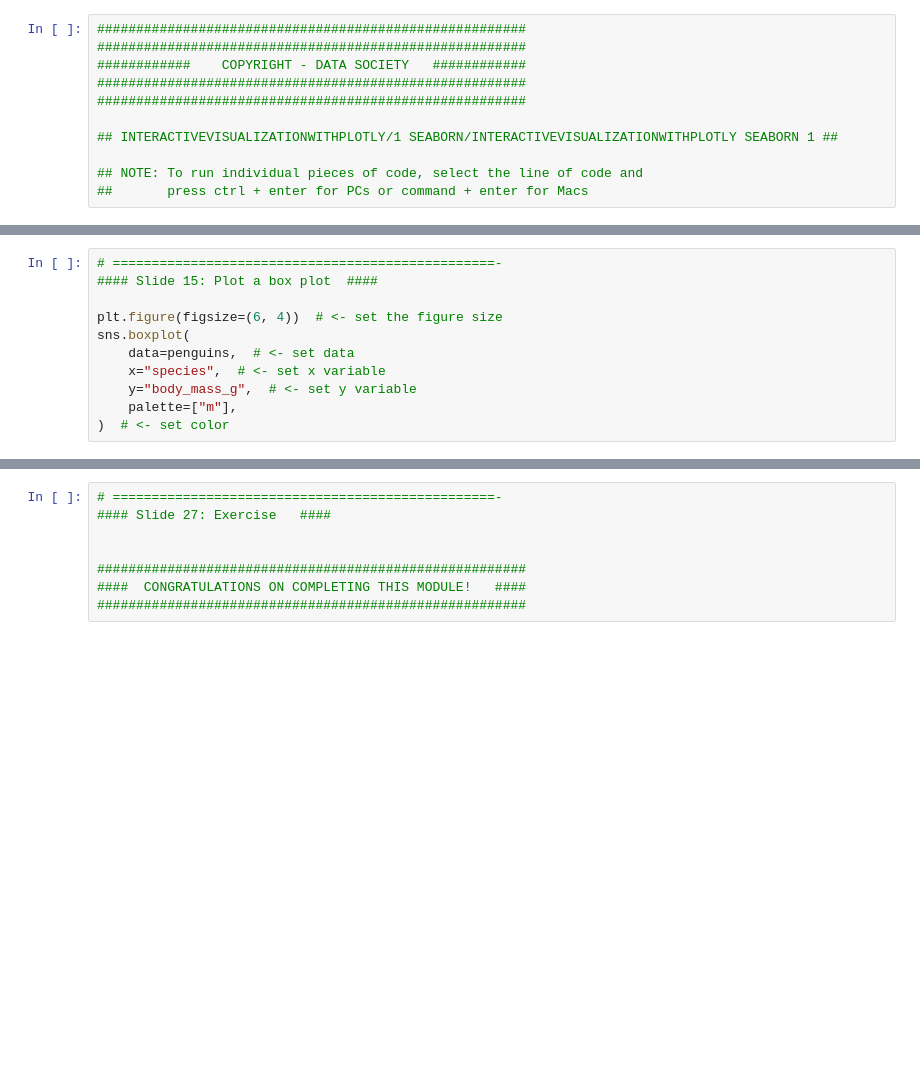
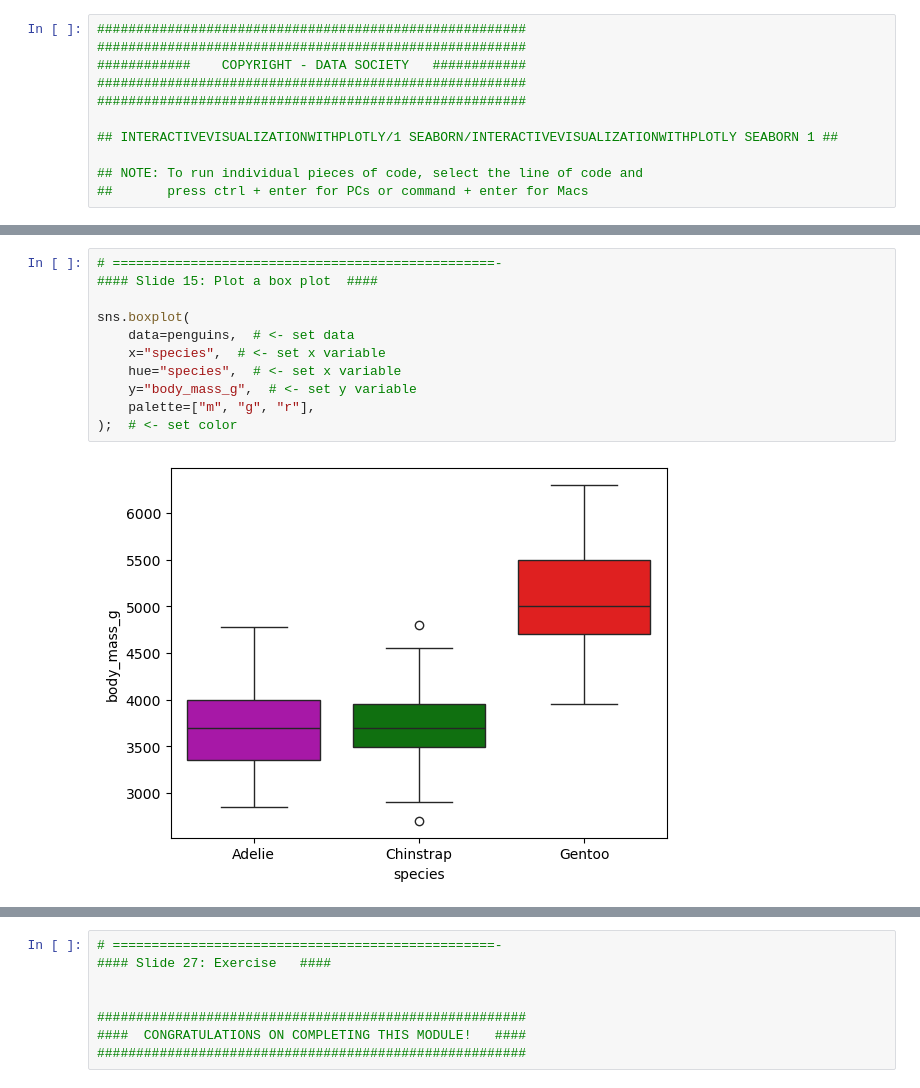
Before and after one commit to akodiro1/Data-Visualization-with-Python, a Jupyter notebook: 1-Seaborn-code.ipynb, the cells around one changed output, grey strips where cells are left out. Saved outputs shown, nothing was run; the diff lists cells and outputs as text; blank space fills up the shorter version.

```diff
--- a/1-Seaborn-code.ipynb
+++ b/1-Seaborn-code.ipynb
@@ -55,14 +88,16 @@ sns.boxplot(
 # %%
 # =================================================-
 #### Slide 15: Plot a box plot  ####
 
-plt.figure(figsize=(6, 4))  # <- set the figure size
 sns.boxplot(
     data=penguins,  # <- set data
     x="species",  # <- set x variable
+    hue="species",  # <- set x variable
     y="body_mass_g",  # <- set y variable
-    palette=["m"],
-)  # <- set color
+    palette=["m", "g", "r"],
+);  # <- set color
+# %% [output]
+[figure, added]
 # %%
 # =================================================-
 #### Slide 16: Univariate plots: bar plot  ####
```
Also changed, not shown: parts of 29 cells of this notebook.
